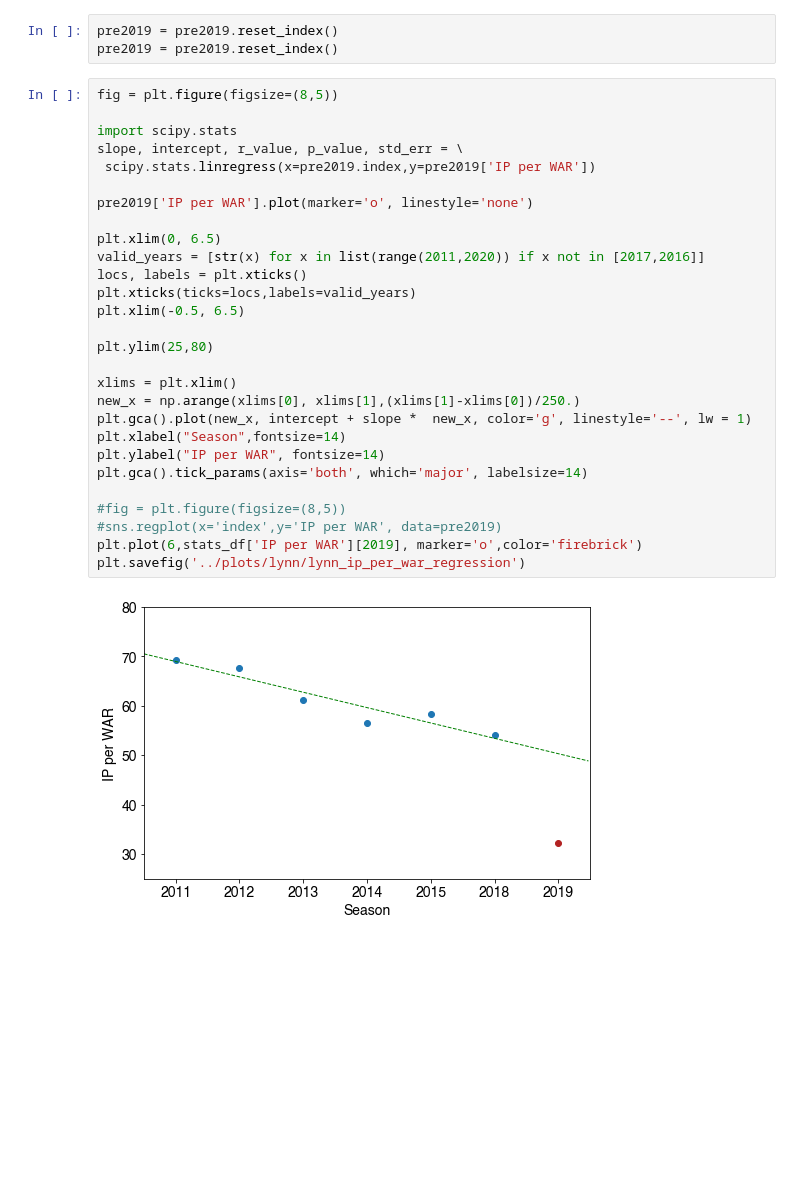
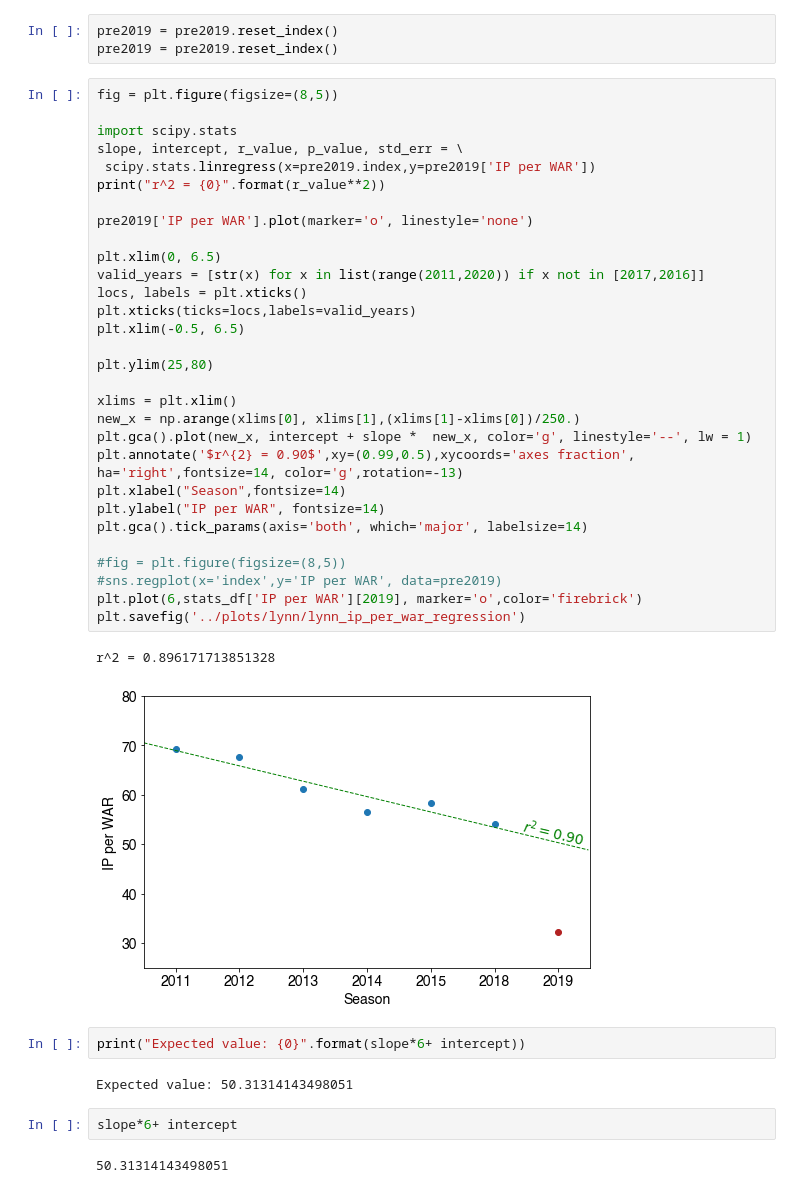
Before and after one commit to tjburch/baseball-studies, a Jupyter notebook: notebooks/LanceLynn2019.ipynb, the cells around one changed output. Cells and saved outputs as stored; diff of their text form; blank space fills up the shorter version.

```diff
--- a/notebooks/LanceLynn2019.ipynb
+++ b/notebooks/LanceLynn2019.ipynb
@@ -160,30 +133,41 @@ pre2019 = pre2019.reset_index()
 # %%
 fig = plt.figure(figsize=(8,5))
 
 import scipy.stats
 slope, intercept, r_value, p_value, std_err = \
  scipy.stats.linregress(x=pre2019.index,y=pre2019['IP per WAR'])
+print("r^2 = {0}".format(r_value**2))
 
 pre2019['IP per WAR'].plot(marker='o', linestyle='none')
 
 plt.xlim(0, 6.5)
 valid_years = [str(x) for x in list(range(2011,2020)) if x not in [2017,2016]]
 locs, labels = plt.xticks()
 plt.xticks(ticks=locs,labels=valid_years)
 plt.xlim(-0.5, 6.5)
 
 plt.ylim(25,80)
 
 xlims = plt.xlim()
 new_x = np.arange(xlims[0], xlims[1],(xlims[1]-xlims[0])/250.)
 plt.gca().plot(new_x, intercept + slope *  new_x, color='g', linestyle='--', lw = 1)
+plt.annotate('$r^{2} = 0.90$',xy=(0.99,0.5),xycoords='axes fraction', ha='right',fontsize=14, color='g',rotation=-13)
 plt.xlabel("Season",fontsize=14)
 plt.ylabel("IP per WAR", fontsize=14)
 plt.gca().tick_params(axis='both', which='major', labelsize=14)
 
 #fig = plt.figure(figsize=(8,5))
 #sns.regplot(x='index',y='IP per WAR', data=pre2019)
 plt.plot(6,stats_df['IP per WAR'][2019], marker='o',color='firebrick')
 plt.savefig('../plots/lynn/lynn_ip_per_war_regression')
 # %% [output]
+r^2 = 0.896171713851328
-[figure, old version]
+[figure, new version]
+# %%
+print("Expected value: {0}".format(slope*6+ intercept))
+# %% [output]
+Expected value: 50.31314143498051
+# %%
+slope*6+ intercept
+# %% [output]
+50.31314143498051
```
Also changed, not shown: parts of 11 cells of this notebook.
